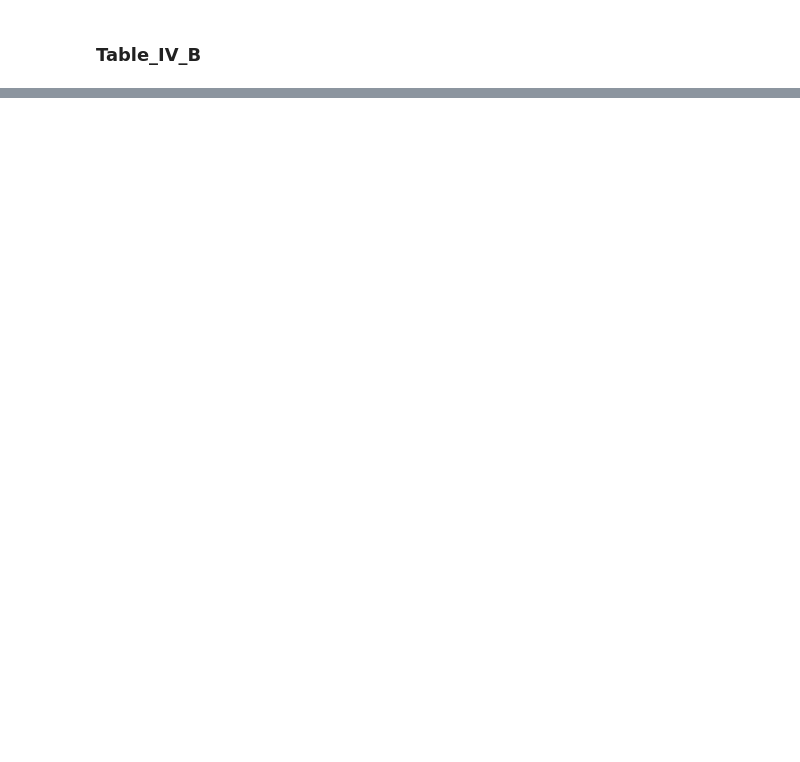
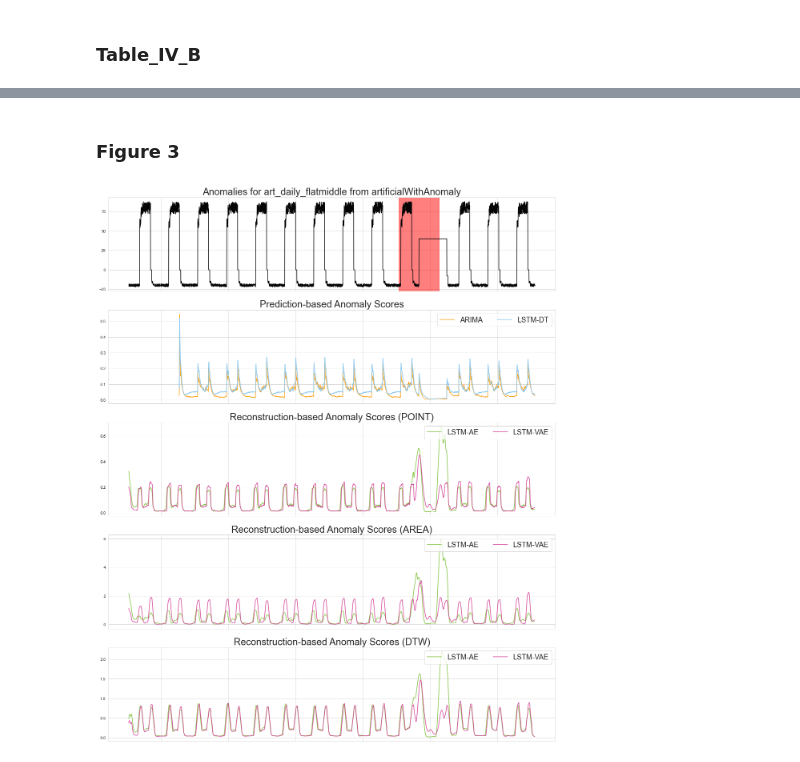
Before and after one commit to sintel-dev/aer-paper, a Jupyter notebook: notebooks/analyze_results.ipynb, the cells around one changed output, grey strips where cells are left out. Cells and saved outputs as stored; diff of their text form; code cells hidden in the pictures; blank space fills up the shorter version.

Commit message:
Create figure 3 and 4 plots (#1)

```diff
--- a/notebooks/analyze_results.ipynb
+++ b/notebooks/analyze_results.ipynb
@@ -61,3 +59,9 @@ analyze_table_IV_B(f'{RESULTS_DIRECTORY}/paper-results')
 | AER (SUM) | 0.4878 | 0.6803 | 0.7139 | 0.9359 | 0.7192 | 0.5532 | 0.5000 | 0.7018 | 0.7333 | 0.6061 | 0.5588 | ... |
 | AER (REC) | 0.5000 | 0.6825 | 0.7072 | 0.9850 | 0.6203 | 0.4160 | 0.4444 | 0.6441 | 0.6923 | 0.5714 | 0.5185 | ... |
 | AER (MULT) | 0.5405 | 0.7717 | 0.7723 | 0.9586 | 0.7525 | 0.5719 | 0.6154 | 0.6349 | 0.6207 | 0.6061 | 0.5846 | ... |
+# %% [markdown]
+### Figure 3
+# %%
+make_figure_3()
+# %% [output]
+[figure, added]
```
Also changed, not shown: parts of 3 cells of this notebook, 21 other files.
